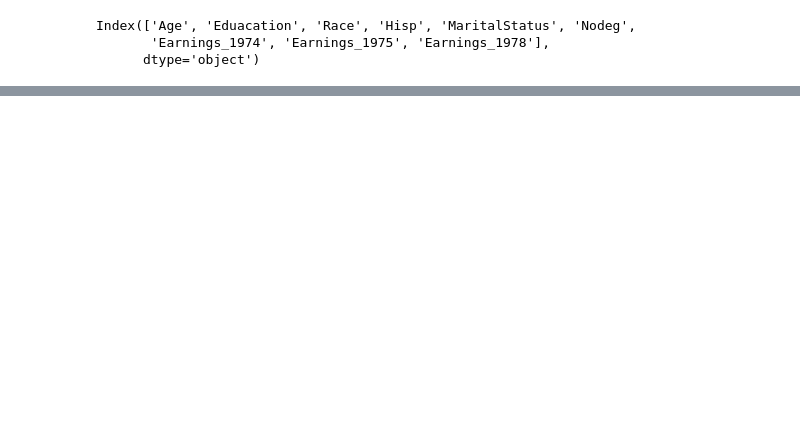
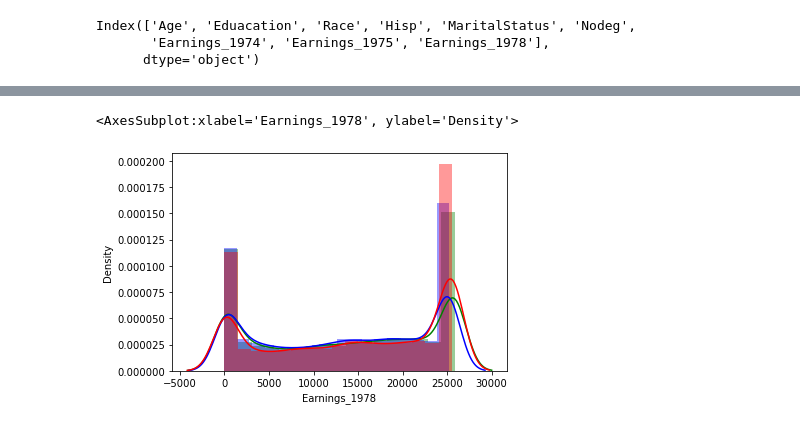
Before and after one commit to allyryry/DATA-3450--Assignment-1, a Jupyter notebook: Assignment1.ipynb, the cells around one changed output, grey strips where cells are left out. Drawn from its saved outputs; the diff is of its cells as text; code cells hidden in the pictures; blank space fills up the shorter version.

```diff
--- a/Assignment1.ipynb
+++ b/Assignment1.ipynb
@@ -107,0 +177,8 @@ thinkplot.Config()
+# %%
+#plot 3 earnings
+sns.distplot(df["Earnings_1974"], kde_kws={"label":"Value"}, hist_kws={"label":"Value"}, color="green")
+sns.distplot(df["Earnings_1975"], kde_kws={"label":"Value"}, hist_kws={"label":"Value"}, color="blue")
+sns.distplot(df["Earnings_1978"], kde_kws={"label":"Value"}, hist_kws={"label":"Value"}, color="red")
+# %% [output]
+<AxesSubplot:xlabel='Earnings_1978', ylabel='Density'>
+[figure, added]
```
Also changed, not shown: parts of 21 cells of this notebook.
